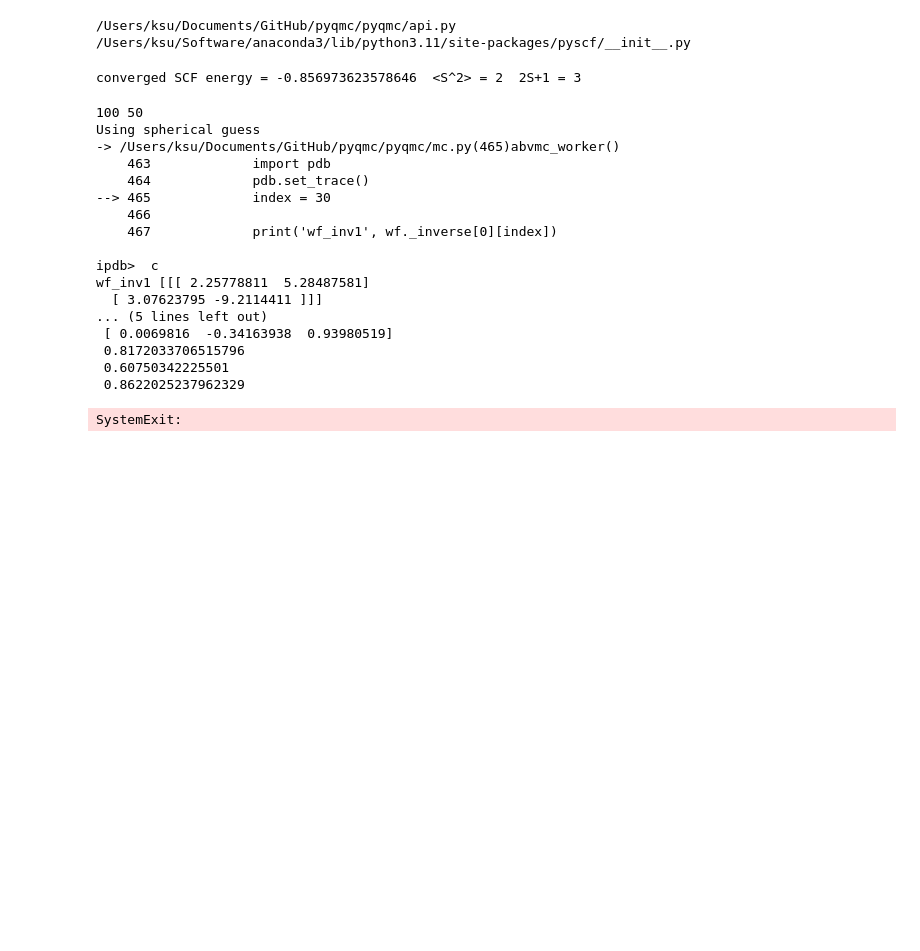
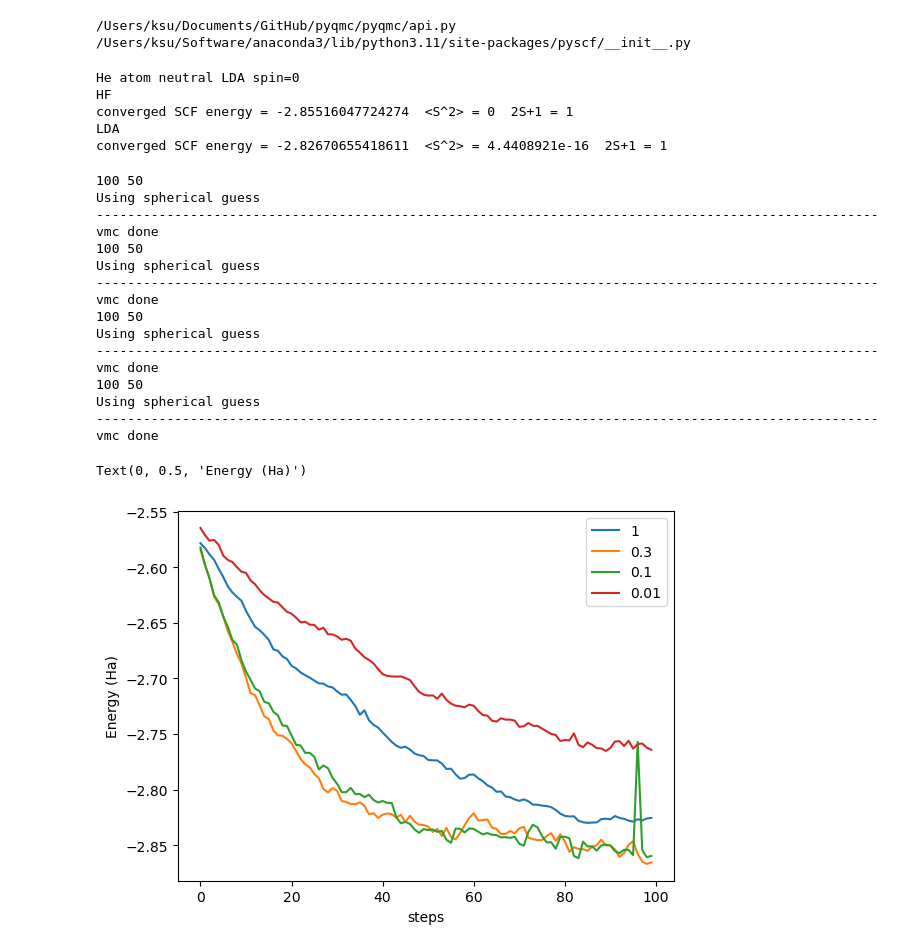
Before and after one commit to kayahans/pyqmc, a Jupyter notebook: pyqmc/timestep_test.ipynb, the cells around one changed output. Drawn from its saved outputs; the diff is of its cells as text; code cells hidden in the pictures; blank space fills up the shorter version.

```diff
--- a/pyqmc/timestep_test.ipynb
+++ b/pyqmc/timestep_test.ipynb
@@ -153,11 +153,15 @@ def reblock(e, discard, reblock_size):
 scf_checkfile = "scf.hdf5"
 ci_checkfile = "ci.hdf5"
 # mf = run_scf(scf_checkfile)
-mf_lda = run_lda_h2(scf_checkfile)
+mf_lda = run_lda_he(scf_checkfile)
 
 # mc = run_casci(scf_checkfile, ci_checkfile)
 # %% [output]
-converged SCF energy = -0.856973623578646  <S^2> = 2  2S+1 = 3
+He atom neutral LDA spin=0
+HF
+converged SCF energy = -2.85516047724274  <S^2> = 0  2S+1 = 1
+LDA
+converged SCF energy = -2.82670655418611  <S^2> = 4.4408921e-16  2S+1 = 1
 # %%
 #ABVMC
 #
@@ -169,10 +173,10 @@ for m in modules:
 
 from recipes import ABDMC, DMC, ABVMC, VMC
 tstep = 0.01
-nconfig = 100
+nconfig = 10000
 nsteps = 100
 discard = 10
-reblock_size = 10
+reblock_size = 1
 
 #Timestep error tests
 t = [1, 0.3, 0.1, 0.01]
@@ -188,7 +192,10 @@ for dt in t:
     dt_steps = 2000 if dt_steps > 2000 else dt_steps
     dt_discard = int(dt_steps/2)
     print(dt_steps, dt_discard)
-    ABVMC("scf.hdf5", "abvmc.hdf5", verbose=True, nsteps =dt_steps, tstep=dt, nconfig=nconfig, seed=100)
+    ABVMC("scf.hdf5", "abvmc.hdf5", verbose=True, nsteps =dt_steps, tstep=dt, nconfig=nconfig,     nblocks=10,
+    nsteps_per_block=10,
+         # seed=100
+         )
     with h5py.File("abvmc.hdf5") as f:
         etot_t = f['energytotal'][...]
     ab_e_dict[dt]=etot_t
@@ -196,32 +203,29 @@ for dt in t:
         e_m = np.mean(e[dt_discard:])
         e_d = np.var(e[dt_discard:])
         e_t_abvmc.append(e_m)
-        e_t_abvmc_err.appepnd(e_d)
+        e_t_abvmc_err.append(e_d)
 # %% [output]
 100 50
 Using spherical guess
--> /Users/ksu/Documents/GitHub/pyqmc/pyqmc/mc.py(465)abvmc_worker()
-    463             import pdb
-    464             pdb.set_trace()
---> 465             index = 30
-    466
-    467             print('wf_inv1', wf._inverse[0][index])
-
-ipdb>  c
-wf_inv1 [[[ 2.25778811  5.28487581]
-  [ 3.07623795 -9.2114411 ]]]
-... (5 lines left out)
- [ 0.0069816  -0.34163938  0.93980519]
- 0.8172033706515796
- 0.60750342225501
- 0.8622025237962329
+----------------------------------------------------------------------------------------------------vmc done
+100 50
+Using spherical guess
+----------------------------------------------------------------------------------------------------vmc done
+100 50
+Using spherical guess
+----------------------------------------------------------------------------------------------------vmc done
+100 50
+Using spherical guess
+----------------------------------------------------------------------------------------------------vmc done
-SystemExit:
 # %%
-# for i in t:
-#     plt.plot(ab_e_dict[i], label=str(i))
-# plt.legend()
-# plt.xlabel('steps')
-# plt.ylabel('Energy (Ha)')
+for i in t:
+    plt.plot(ab_e_dict[i], label=str(i))
+plt.legend()
+plt.xlabel('steps')
+plt.ylabel('Energy (Ha)')
+# %% [output]
+Text(0, 0.5, 'Energy (Ha)')
+[figure, added]
 # %%
 #VMC
 #
```
Also changed, not shown: parts of 2 cells of this notebook, 2 other files.
